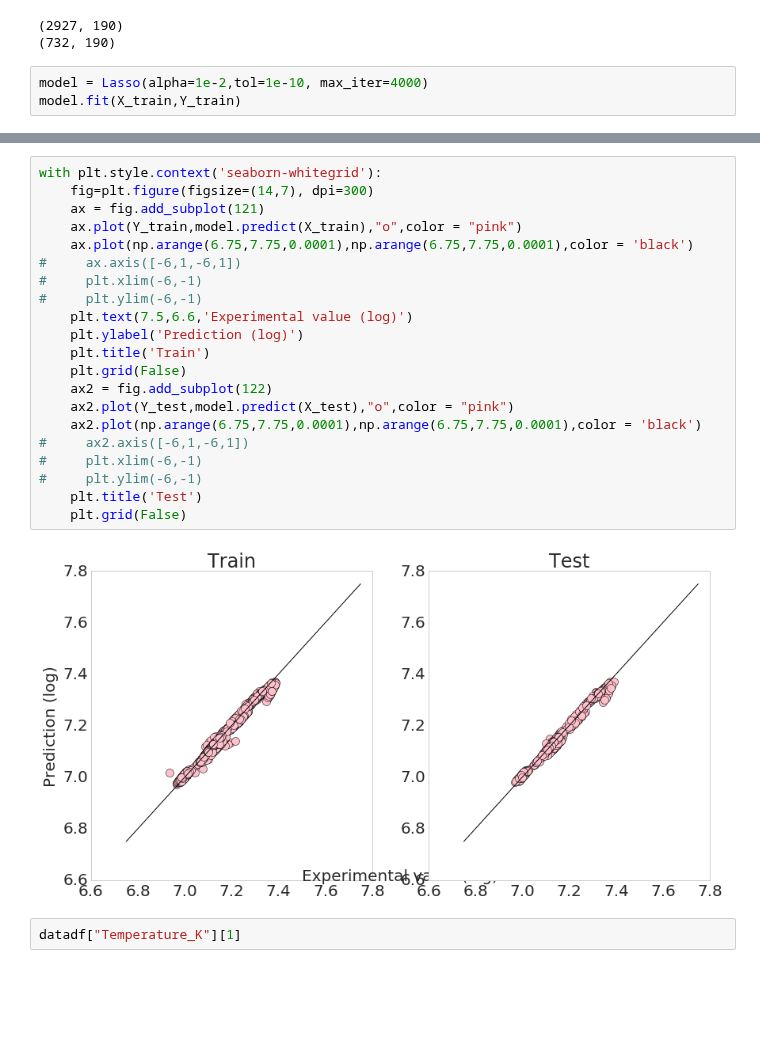
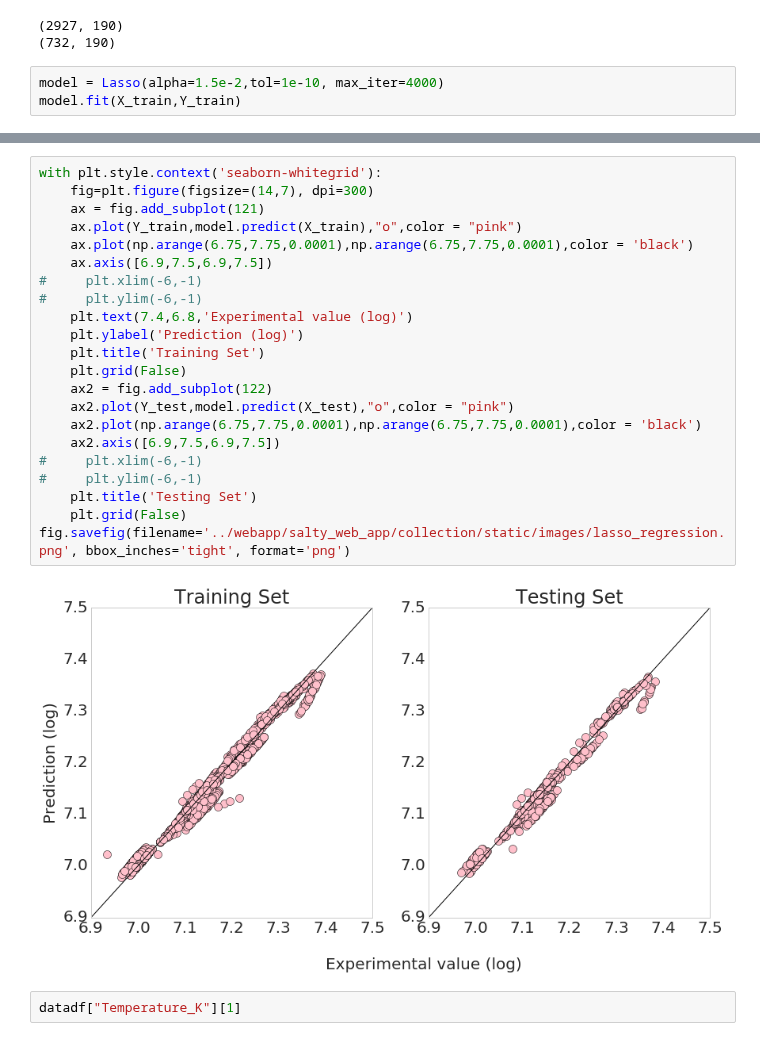
Before and after one commit to wesleybeckner/salty, a Jupyter notebook: scripts/LASSO_wesley.ipynb, the cells around one changed output, grey strips where cells are left out. Saved outputs shown, nothing was run; the diff lists cells and outputs as text; blank space fills up the shorter version.

```diff
--- a/scripts/LASSO_wesley.ipynb
+++ b/scripts/LASSO_wesley.ipynb
@@ -78,6 +78,6 @@ print(X_test.shape)
 (2927, 190)
 (732, 190)
 # %%
-model = Lasso(alpha=1e-2,tol=1e-10, max_iter=4000)
+model = Lasso(alpha=1.5e-2,tol=1e-10, max_iter=4000)
 model.fit(X_train,Y_train)
 # %% [output]
@@ -112,26 +111,27 @@ print(i)
 # %%
 with plt.style.context('seaborn-whitegrid'):
     fig=plt.figure(figsize=(14,7), dpi=300)
     ax = fig.add_subplot(121)
     ax.plot(Y_train,model.predict(X_train),"o",color = "pink")
     ax.plot(np.arange(6.75,7.75,0.0001),np.arange(6.75,7.75,0.0001),color = 'black')
-#     ax.axis([-6,1,-6,1])
+    ax.axis([6.9,7.5,6.9,7.5])
 #     plt.xlim(-6,-1)
 #     plt.ylim(-6,-1)
-    plt.text(7.5,6.6,'Experimental value (log)')
+    plt.text(7.4,6.8,'Experimental value (log)')
     plt.ylabel('Prediction (log)')
-    plt.title('Train')
+    plt.title('Training Set')
     plt.grid(False)
     ax2 = fig.add_subplot(122)
     ax2.plot(Y_test,model.predict(X_test),"o",color = "pink")
     ax2.plot(np.arange(6.75,7.75,0.0001),np.arange(6.75,7.75,0.0001),color = 'black')
-#     ax2.axis([-6,1,-6,1])
+    ax2.axis([6.9,7.5,6.9,7.5])
 #     plt.xlim(-6,-1)
 #     plt.ylim(-6,-1)
-    plt.title('Test')
+    plt.title('Testing Set')
     plt.grid(False)
+fig.savefig(filename='../webapp/salty_web_app/collection/static/images/lasso_regression.png', bbox_inches='tight', format='png')
 # %% [output]
-[figure, old version]
+[figure, new version]
 # %%
 datadf["Temperature_K"][1]
 # %% [output]
```
Also changed, not shown: parts of 2 cells of this notebook, 6 other files.
